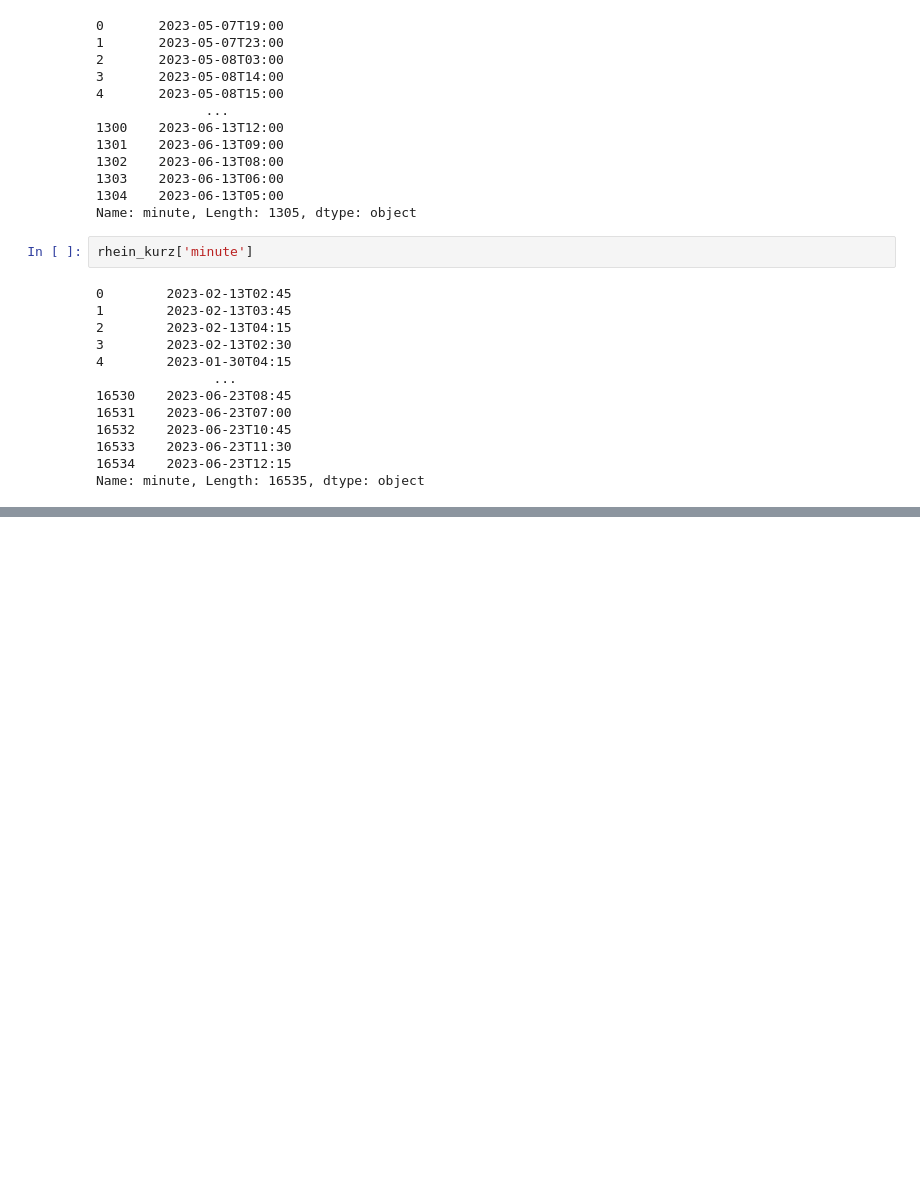
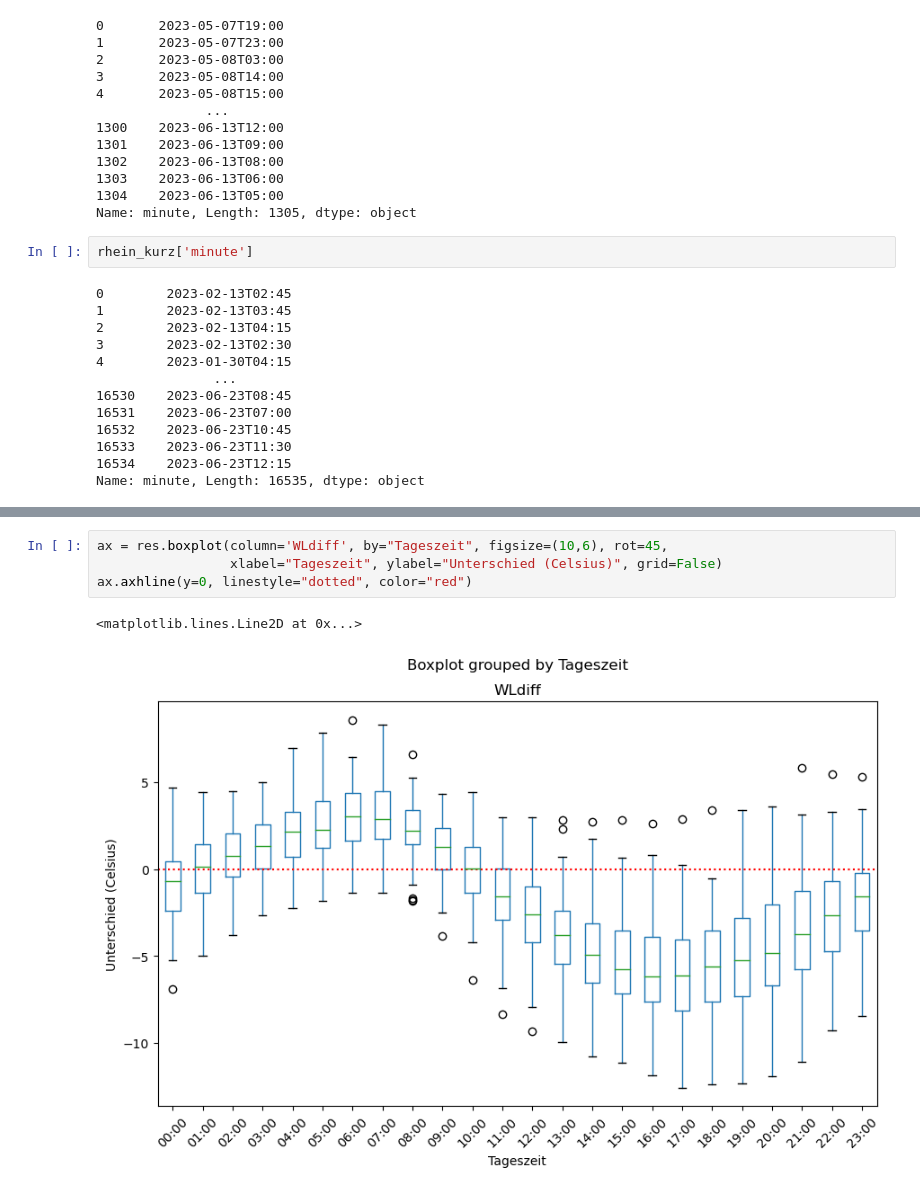
Before and after one commit to Accio/2023-06-Ben-Schnuppern, a Jupyter notebook: Wetterdaten.ipynb, the cells around one changed output, grey strips where cells are left out. Cells and saved outputs as stored; diff of their text form; blank space fills up the shorter version.

```diff
--- a/Wetterdaten.ipynb
+++ b/Wetterdaten.ipynb
@@ -166,0 +178,7 @@ res.to_csv('2023-06-23-merged.tsv', sep="\t", index=False)
+# %%
+ax = res.boxplot(column='WLdiff', by="Tageszeit", figsize=(10,6), rot=45,
+                 xlabel="Tageszeit", ylabel="Unterschied (Celsius)", grid=False)
+ax.axhline(y=0, linestyle="dotted", color="red")
+# %% [output]
+<matplotlib.lines.Line2D at 0x...>
+[figure, added]
```
Also changed, not shown: parts of 4 cells of this notebook.
